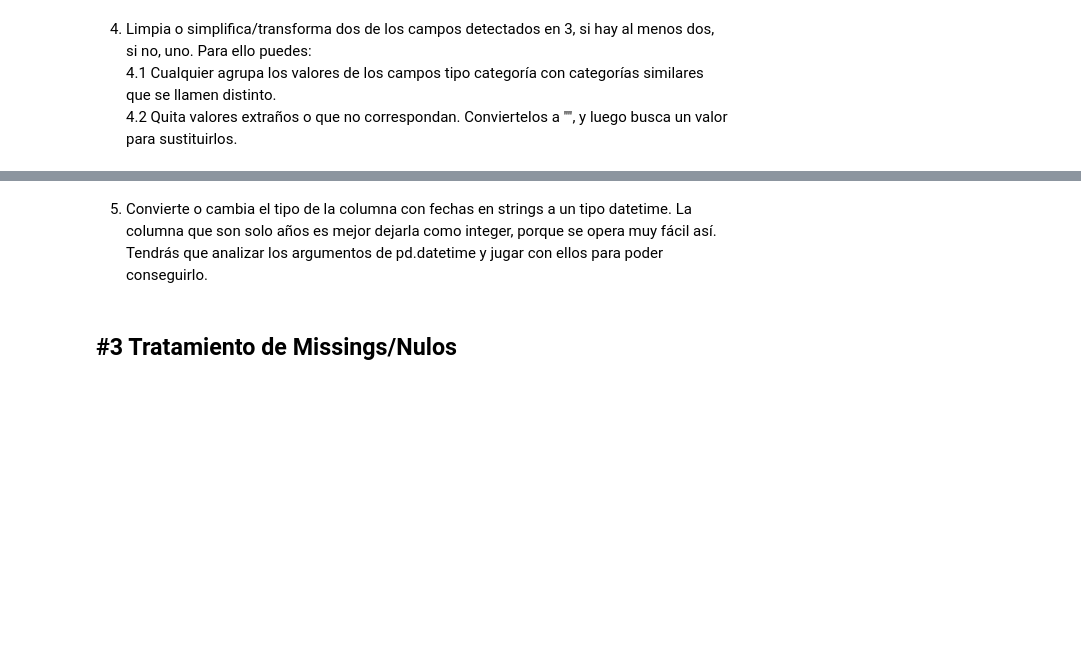
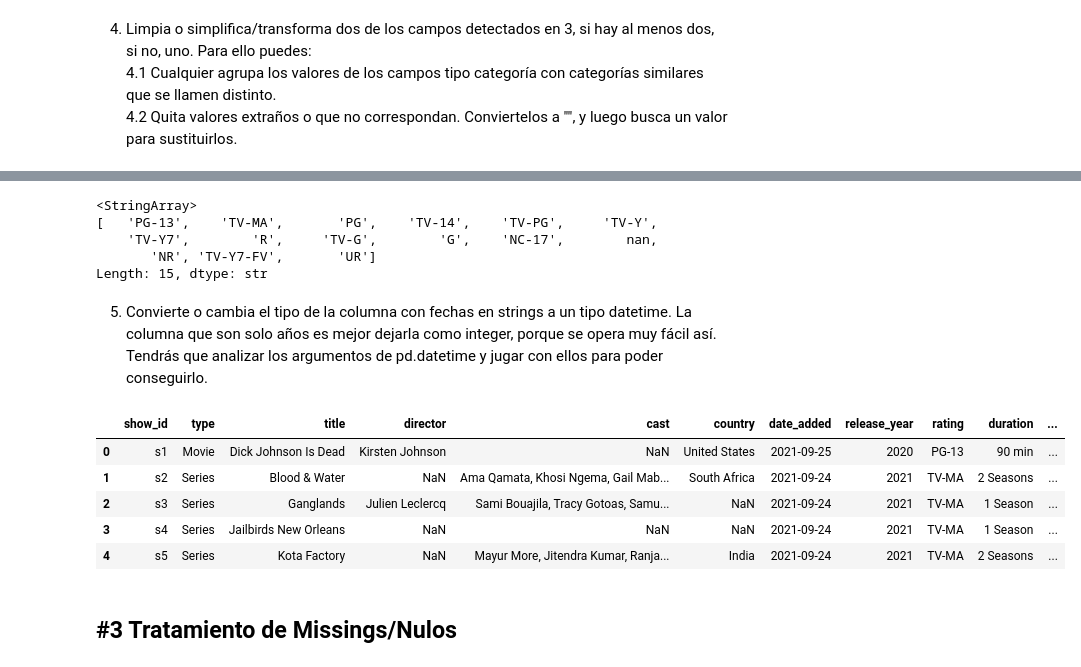
Before and after one commit to MHHsim/DS-Online-Marta-Harana, a Jupyter notebook: 03_Data_Analysis/Sprint_05/Unidad_01_Introduccion_Procesos_ETL/03_Practica_Obligatoria/18_Practica_Obligatoria_ETL.ipynb, the cells around one changed output, grey strips where cells are left out. Drawn from its saved outputs; the diff is of its cells as text; code cells hidden in the pictures; blank space fills up the shorter version.

```diff
--- a/03_Data_Analysis/Sprint_05/Unidad_01_Introduccion_Procesos_ETL/03_Practica_Obligatoria/18_Practica_Obligatoria_ETL.ipynb
+++ b/03_Data_Analysis/Sprint_05/Unidad_01_Introduccion_Procesos_ETL/03_Practica_Obligatoria/18_Practica_Obligatoria_ETL.ipynb
@@ -52,5 +405,34 @@ Bonus: ¿Se te ocurre alguna forma rápida, que no necesariamente completa, de v
+# %%
+valores_validos = [
+    'PG-13', 'TV-MA', 'PG', 'TV-14', 'TV-PG', 'TV-Y', 'TV-Y7',
+    'R', 'TV-G', 'G', 'NC-17', 'NR', 'TV-Y7-FV', 'UR'
+]
+# %%
+df['rating'] = df['rating'].astype(str).str.strip().str.upper()
+# %%
+df.loc[~df['rating'].isin(valores_validos), 'rating'] = np.nan
+# %%
+df["rating"].unique()
+# %% [output]
+<StringArray>
+[   'PG-13',    'TV-MA',       'PG',    'TV-14',    'TV-PG',     'TV-Y',
+    'TV-Y7',        'R',     'TV-G',        'G',    'NC-17',        nan,
+       'NR', 'TV-Y7-FV',       'UR']
+Length: 15, dtype: str
 # %% [markdown]
 5. Convierte o cambia el tipo de la columna con fechas en strings a un tipo datetime. La columna que son solo años es mejor dejarla como integer, porque se opera muy fácil así. Tendrás que analizar los argumentos de pd.datetime y jugar con ellos para poder conseguirlo.
+# %%
+patron = "%B %d, %Y"
+df["date_added"] = pd.to_datetime(df["date_added"], format=patron)
+# %%
+df.head()
+# %% [output]
+|  | show_id | type | title | director | cast | country | date_added | release_year | rating | duration | ... |
+| 0 | s1 | Movie | Dick Johnson Is Dead | Kirsten Johnson | NaN | United States | 2021-09-25 | 2020 | PG-13 | 90 min | ... |
+| 1 | s2 | Series | Blood & Water | NaN | Ama Qamata, Khosi Ngema, Gail Mab... | South Africa | 2021-09-24 | 2021 | TV-MA | 2 Seasons | ... |
+| 2 | s3 | Series | Ganglands | Julien Leclercq | Sami Bouajila, Tracy Gotoas, Samu... | NaN | 2021-09-24 | 2021 | TV-MA | 1 Season | ... |
+| 3 | s4 | Series | Jailbirds New Orleans | NaN | NaN | NaN | 2021-09-24 | 2021 | TV-MA | 1 Season | ... |
+| 4 | s5 | Series | Kota Factory | NaN | Mayur More, Jitendra Kumar, Ranja... | India | 2021-09-24 | 2021 | TV-MA | 2 Seasons | ... |
 # %% [markdown]
 ## #3 Tratamiento de Missings/Nulos
 # %% [markdown]
```
Also changed, not shown: parts of 46 cells of this notebook.
